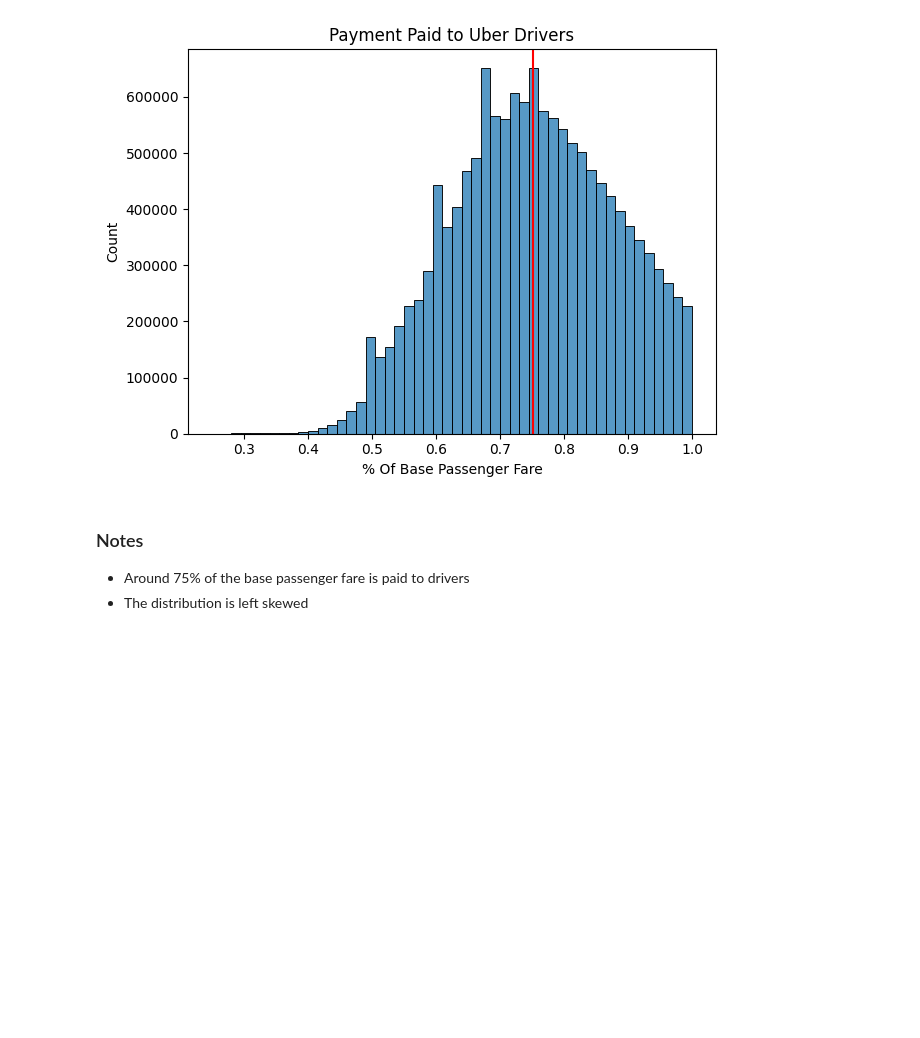
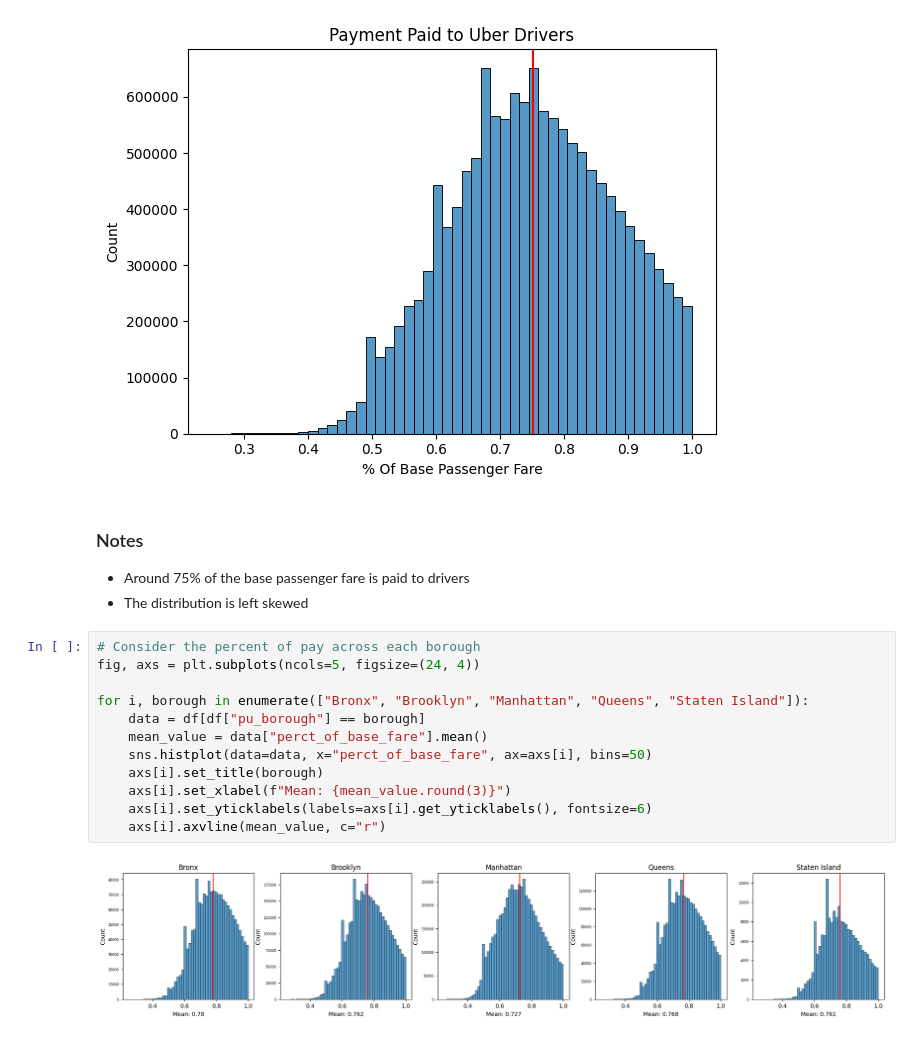
Before and after one commit to kazirshahria/nyc_trip_data_analysis, a Jupyter notebook: project/04_analysis.ipynb, the cells around one changed output. Drawn from its saved outputs; the diff is of its cells as text; blank space fills up the shorter version.

```diff
--- a/project/04_analysis.ipynb
+++ b/project/04_analysis.ipynb
@@ -171,3 +171,17 @@ plt.tight_layout()
 
 - Around 75% of the base passenger fare is paid to drivers
 - The distribution is left skewed
+# %%
+# Consider the percent of pay across each borough
+fig, axs = plt.subplots(ncols=5, figsize=(24, 4))
+
+for i, borough in enumerate(["Bronx", "Brooklyn", "Manhattan", "Queens", "Staten Island"]):
+    data = df[df["pu_borough"] == borough]
+    mean_value = data["perct_of_base_fare"].mean()
+    sns.histplot(data=data, x="perct_of_base_fare", ax=axs[i], bins=50)
+    axs[i].set_title(borough)
+    axs[i].set_xlabel(f"Mean: {mean_value.round(3)}")
+    axs[i].set_yticklabels(labels=axs[i].get_yticklabels(), fontsize=6)
+    axs[i].axvline(mean_value, c="r")
+# %% [output]
+[figure, added]
```
Also changed, not shown: parts of 6 cells of this notebook.
